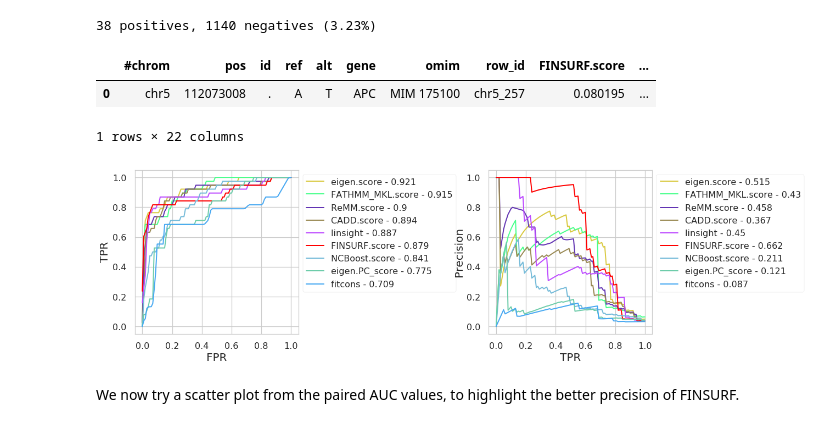
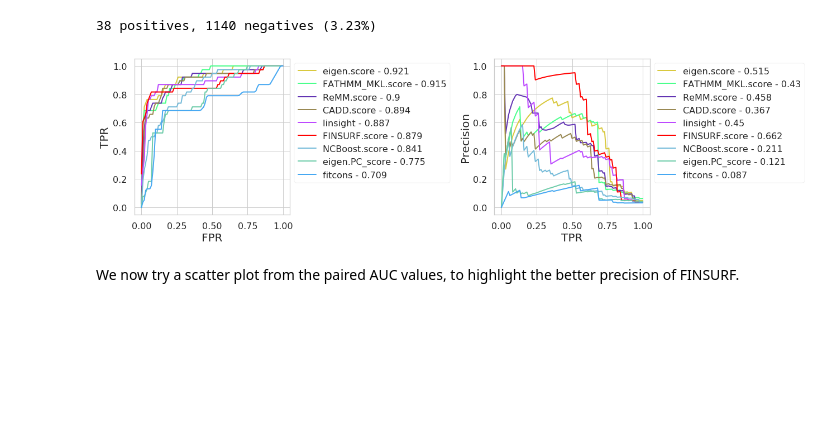
Before and after one commit to DyogenIBENS/FINSURF, a Jupyter notebook: notebooks_train/non-HGMD-Genomizer_ranks_diseases_visualization.ipynb, the cells around one changed output. Saved outputs shown, nothing was run; the diff lists cells and outputs as text; code cells hidden in the pictures; blank space fills up the shorter version.

Commit message:
Updated genomiser-platinum ranks analysis

```diff
--- a/notebooks_train/non-HGMD-Genomizer_ranks_diseases_visualization.ipynb
+++ b/notebooks_train/non-HGMD-Genomizer_ranks_diseases_visualization.ipynb
@@ -1516,12 +1373,6 @@ y_true = 1-tmp_table_pos_and_neg['omim'].isnull().astype(int).values
 print(f"{y_true.sum()} positives, {y_true.shape[0]-y_true.sum()} negatives ({y_true.mean():.2%})")
 # %% [output]
 38 positives, 1140 negatives (3.23%)
-# %%
-tmp_table_pos.loc[lambda df: df['#chrom']=="chr5"]
-# %% [output]
-|  | #chrom | pos | id | ref | alt | gene | omim | row_id | FINSURF.score | ... |
-| 0 | chr5 | 112073008 | . | A | T | APC | MIM 175100 | chr5_257 | 0.080195 | ... |
-1 rows × 22 columns
 # %%
 columns_scores = ['CADD.score',
                   'FATHMM_MKL.score',
@@ -1552,14 +1399,16 @@ score_to_color['FINSURF_HGMD']  = '#FF0000'
 score_to_color['FINSURF.score'] = '#FF0000'
 score_to_color['FINSURF'] = '#FF0000'
 score_to_color['FINSURF_eQTLs']  = '#FF9C00'
-# %%
-plot_comparison_rocsAndPRCs(models_comp_rocs,
-                            models_comp_roc_aucs,
-                            models_comp_prcs,
-                            umodels_comp_prc_aucs,
-                            score_to_color,
-                           )
-# %% [output]
-[figure, removed]
+# %%
+path_figure = "./2021-01-27_genomizer-platinum_compared-models_ROC-PRC.svg"
+model_comparison_lib.plot_comparison_rocsAndPRCs(models_comp_rocs,
+                                                models_comp_roc_aucs,
+                                                models_comp_prcs,
+                                                models_comp_prc_aucs,
+                                                score_to_color,
+                                                 savefig_file=path_figure
+                                               )
+# %% [output]
+[figure, added]
 # %% [markdown]
 We now try a scatter plot from the paired AUC values, to highlight the better precision of FINSURF.
```
Also changed, not shown: parts of 22 cells of this notebook.
